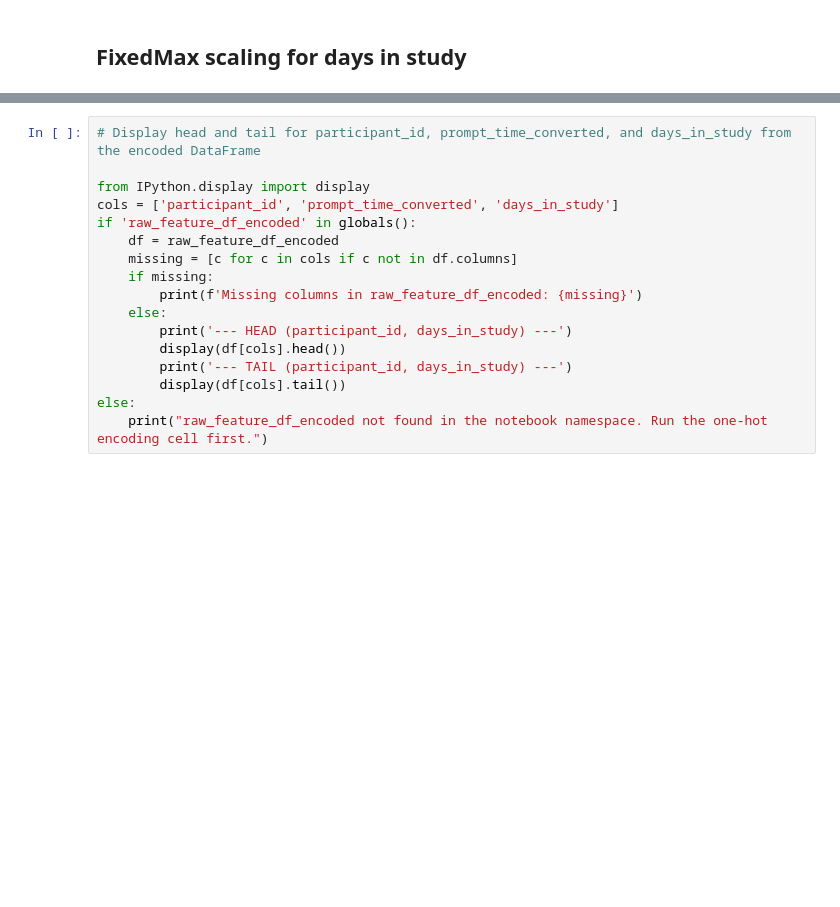
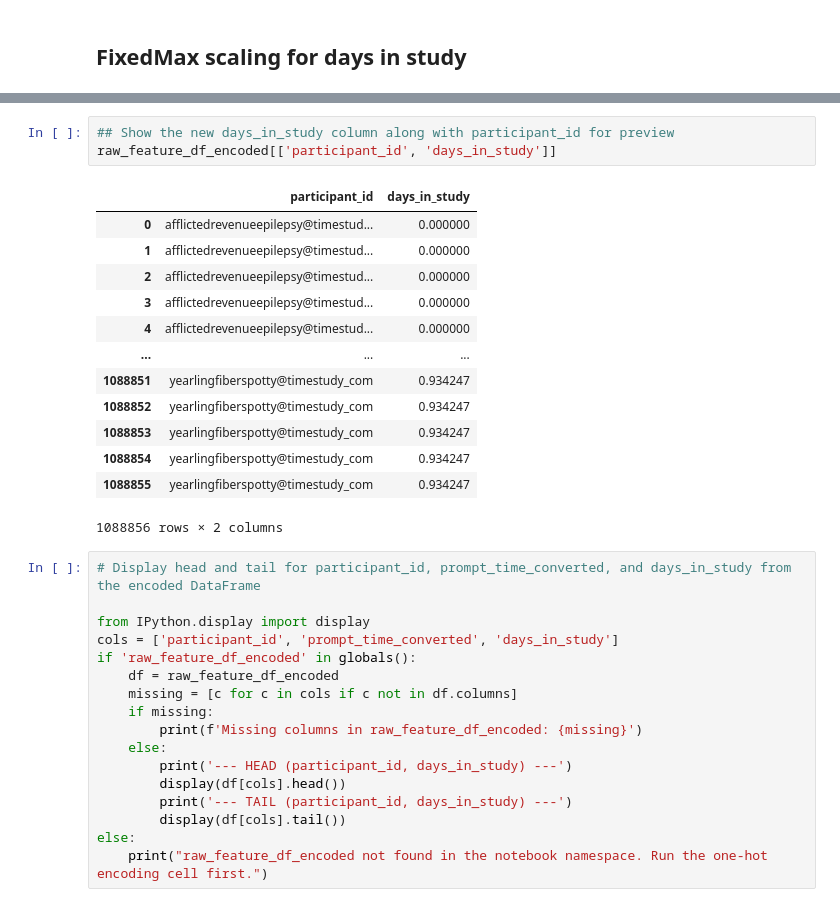
Before and after one commit to adityaponnada/real_time_prompting, a Jupyter notebook: feature_selection_normalization.ipynb, the cells around one changed output, grey strips where cells are left out. Drawn from its saved outputs; the diff is of its cells as text; blank space fills up the shorter version.

Commit message:
Add fixed max scaling to days in study

```diff
--- a/feature_selection_normalization.ipynb
+++ b/feature_selection_normalization.ipynb
@@ -349,3 +397,20 @@ raw_feature_df_scaled[scale_columns + ['participant_id']].head()
+# %%
+## Show the new days_in_study column along with participant_id for preview
+raw_feature_df_encoded[['participant_id', 'days_in_study']]
+# %% [output]
+|  | participant_id | days_in_study |
+| 0 | afflictedrevenueepilepsy@timestud... | 0.000000 |
+| 1 | afflictedrevenueepilepsy@timestud... | 0.000000 |
+| 2 | afflictedrevenueepilepsy@timestud... | 0.000000 |
+| 3 | afflictedrevenueepilepsy@timestud... | 0.000000 |
+| 4 | afflictedrevenueepilepsy@timestud... | 0.000000 |
+| ... | ... | ... |
+| 1088851 | yearlingfiberspotty@timestudy_com | 0.934247 |
+| 1088852 | yearlingfiberspotty@timestudy_com | 0.934247 |
+| 1088853 | yearlingfiberspotty@timestudy_com | 0.934247 |
+| 1088854 | yearlingfiberspotty@timestudy_com | 0.934247 |
+| 1088855 | yearlingfiberspotty@timestudy_com | 0.934247 |
+1088856 rows × 2 columns
 # %%
 # Display head and tail for participant_id, prompt_time_converted, and days_in_study from the encoded DataFrame
 
```
Also changed, not shown: parts of 7 cells of this notebook.
